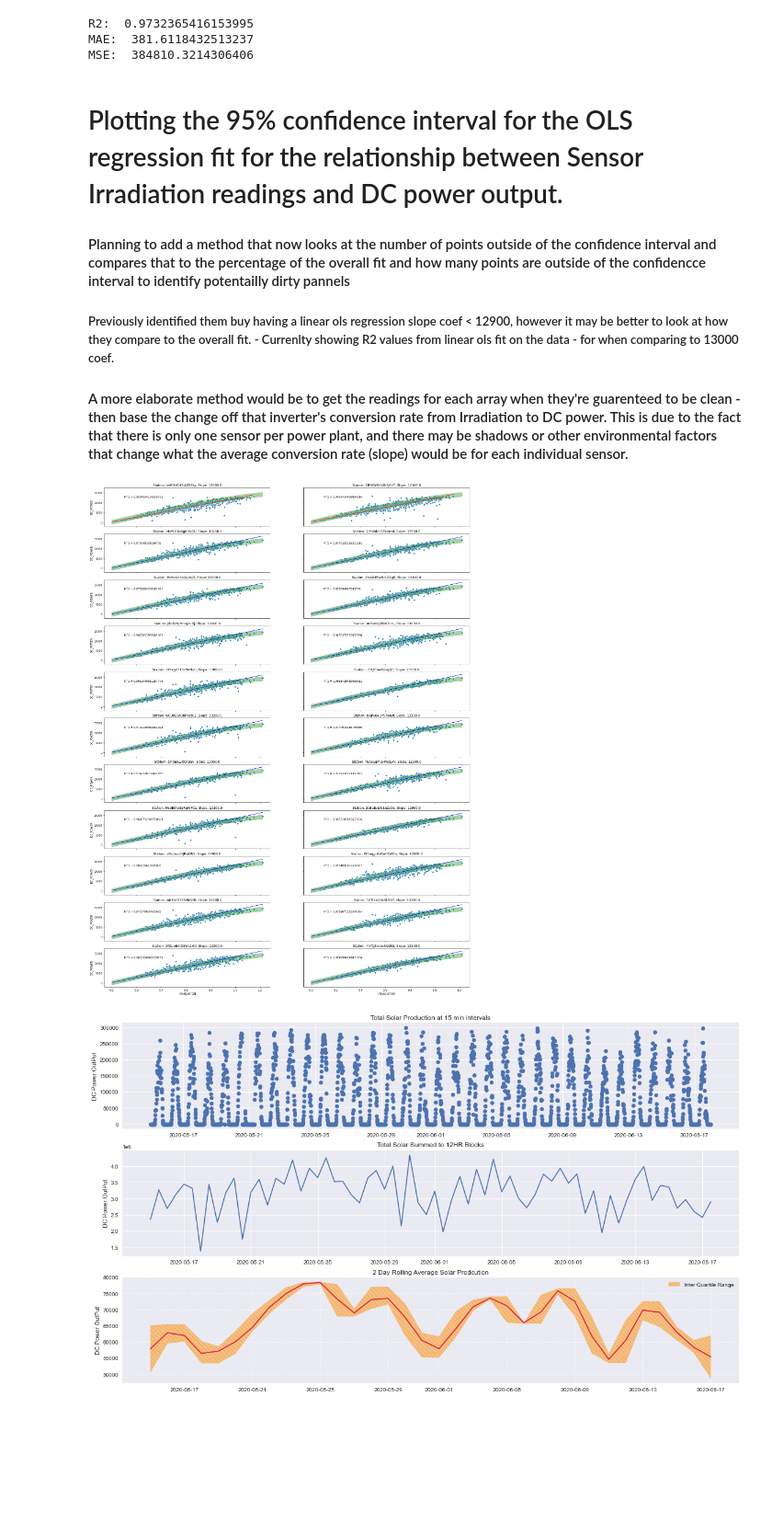
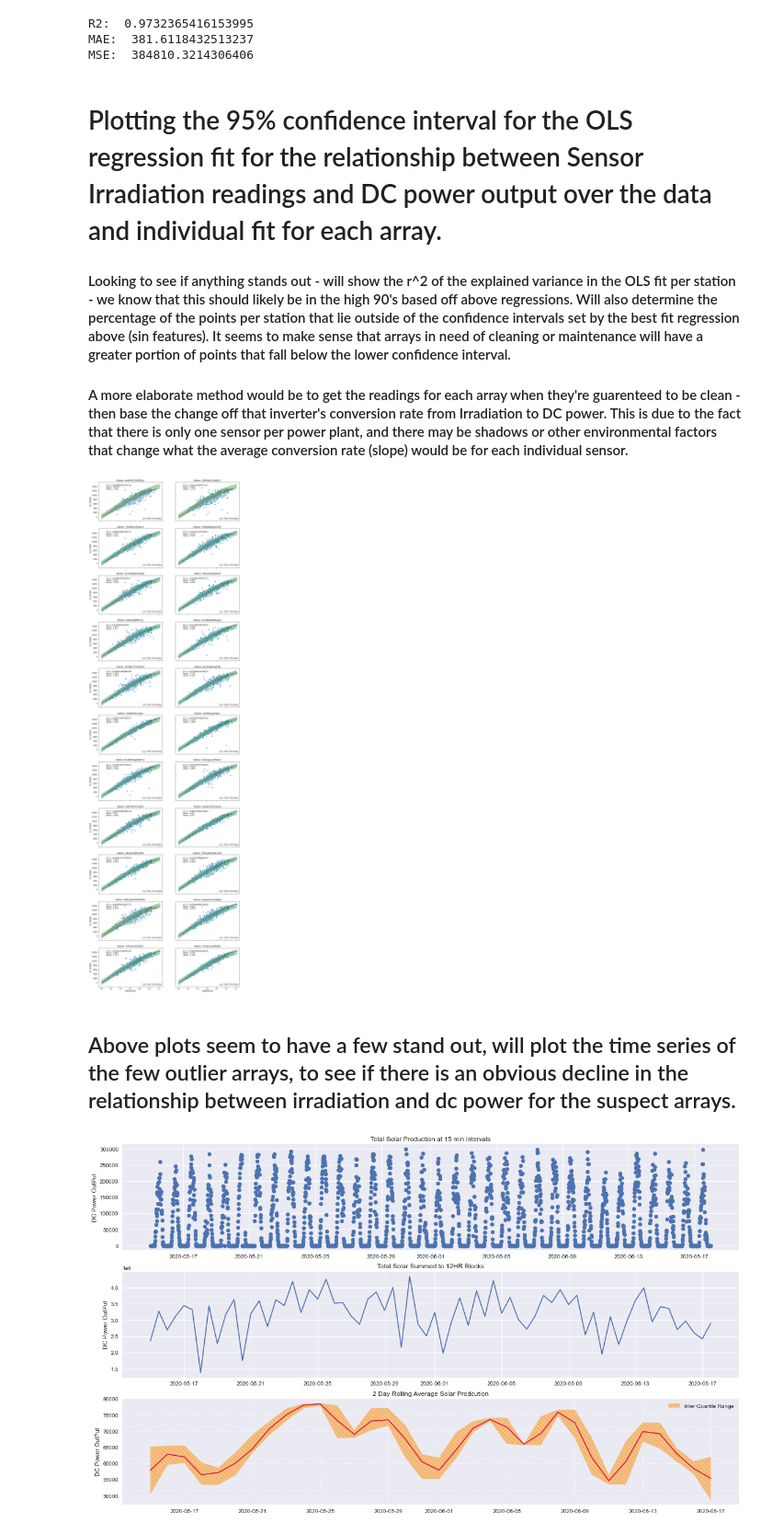
Before and after one commit to TheFoodForest/Kaggle-Solar-Power-Generation, a Jupyter notebook: Exploratory_Analysis.ipynb, the cells around one changed output. Shown at 92% size. Saved outputs shown, nothing was run; the diff lists cells and outputs as text; code cells hidden in the pictures; blank space fills up the shorter version.

Commit message:
adding to regression for finding dirty/ faulty arrays/ inverters

```diff
--- a/Exploratory_Analysis.ipynb
+++ b/Exploratory_Analysis.ipynb
@@ -270,7 +270,7 @@ plt.show()
 # %%
 # Currently looking at the lower values, huge amount are just barely greater than 0
 
-plot = plantOneFull.loc[(plantOneFull.DC_POWER > 0) & (plantOneFull.DC_POWER < 2000), 'DC_POWER'].values
+plot = plantOneFull.loc[(plantOneFull.DC_POWER > 0), 'DC_POWER'].values
 
 
 
@@ -357,9 +357,10 @@ class OLS():
         self.results = None
         self.X = X
         self.y = y
-    def fit(self):
+    def fit(self,print_res=True):
         self.results = sm.OLS(self.y, self.X).fit()
-        print(self.results.summary())
+        if print_res:
+            print(self.results.summary())
     def plot(self):
         self.upper, self.lower = plot_reg(self.results, self.X, self.y)
 # %% [markdown]
@@ -383,7 +384,7 @@ print('-'*50)
 print('Poly Features')
 print('-'*50)
 reg = OLS(X, y) # fit and plot the OLS regression with second degree polynomial features y = x + x**2 + c
-reg.fit()
+reg.fit(True)
 reg.plot()
 
 print('-'*50)
@@ -391,7 +392,7 @@ print('Linear Features')
 print('-'*50)
 X2 = np.column_stack((x, np.ones(len(x))))
 reg = OLS(X2, y) # fit with given featues - linear output
-reg.fit()
+reg.fit(True)
 reg.plot()
 
 
@@ -400,7 +401,7 @@ print('Sin Features')
 print('-'*50)
 X3 = np.column_stack((x, np.sin(x), np.ones(len(x))))
 regSin = OLS(X3,y)
-regSin.fit()
+regSin.fit(True)
 regSin.plot()
 
 # print('-'*50)
@@ -421,7 +422,7 @@ print('-'*50)
 X5 = np.column_stack((xlog, np.log(xlog), np.ones(len(xlog))))
 y2 = np.log(ylog)
 reg = OLS(X5,y2)
-reg.fit()
+reg.fit(True)
 reg.plot()
 # %% [output]
 --------------------------------------------------
@@ -562,12 +563,9 @@ MAE:  381.6118432513237
 MSE:  384810.3214306406
 # %% [markdown]
 
-# Plotting the 95% confidence interval for the OLS regression fit for the relationship between Sensor Irradiation readings and DC power output.
+# Plotting the 95% confidence interval for the OLS regression fit for the relationship between Sensor Irradiation readings and DC power output over the data and individual fit for each array.
 
-#### Planning to add a method that now looks at the number of points outside of the confidence interval and compares that to the percentage of the overall fit and how many points are outside of the confidencce interval to identify potentailly dirty pannels
-
-
-##### Previously identified them buy having a linear ols regression slope coef < 12900, however it may be better to look at how they compare to the overall fit.  - Currenlty showing R2 values from linear ols fit on the data - for when comparing to 13000 coef.
+#### Looking to see if anything stands out - will show the r^2 of the explained variance in the OLS fit per station - we know that this should likely be in the high 90's based off above regressions.  Will also determine the percentage of the points per station that lie outside of the confidence intervals set by the best fit regression above (sin features). It seems to make sense that arrays in need of cleaning or maintenance will have a greater portion of points that fall below the lower confidence interval.
 
 #### A more elaborate method would be to get the readings for each array when they're guarenteed to be clean - then base the change off that inverter's conversion rate from Irradiation to DC power.  This is due to the fact that there is only one sensor per power plant, and there may be shadows or other environmental factors that change what the average conversion rate (slope) would be for each individual sensor.
 # %%
@@ -582,47 +580,76 @@ def line(slope, intercept, x):
 # build a dictionary in order to store the stations regression values
 stations ={}
 
 
 
 
-f, a = plt.subplots(nrows=11, ncols=2, figsize = (25,35),sharex=True, sharey=True)
+f, a = plt.subplots(nrows=11, ncols=2, figsize = (15,55),sharex=True, sharey=True)
 
 a = a.ravel()
 counter = 0
 
 
 
 # upper and lower intervals from sin fit above
 upper, lower = regSin.upper, regSin.lower
 
+ci_data = np.column_stack((x, upper, lower)) #irradiation, upper, lower ci values
+ci_data = np.unique(ci_data, axis=0) # limiting down for calculating deviation from expected values from overall fit
+ci_dict = {i[0]:[i[1],i[2]] for i in ci_data}
+
 
 
 for key in plantOneTemp.SOURCE_KEY.value_counts().index: # loop through the inverters
     axx = a[counter] # get our axis
     data = plantOneTemp.loc[plantOneTemp.SOURCE_KEY == key,['IRRADIATION','DC_POWER']]
-    data = data.loc[data.DC_POWER != 0]
+    data = data.loc[data.DC_POWER != 0]  # remove the seeming outliers here - ADD NOTE ABOUT DATA AT TOP
 
-    slope, intercept, r, p, std_err = stats.linregress(data.IRRADIATION, data.DC_POWER)
-    stations[key] = {'m':slope,
-                    'b':intercept,
-                    'r':r**2,
-                    'p':p,
-                    'std':std_err}
-    data['line'] = line(slope, intercept, data.IRRADIATION.values)
-    if round(slope/1000, 0) * 1000 < 13000:
+#     slope, intercept, r, p, std_err = stats.linregress(data.IRRADIATION, data.DC_POWER)
+#     stations[key] = {'m':slope,
+#                     'b':intercept,
+#                     'r':r**2,
+#                     'p':p,
+#                     'std':std_err}
+
+    X = np.column_stack((data.IRRADIATION.values, np.sin(data.IRRADIATION.values),
+                         np.ones(len(data.IRRADIATION.values))))
+    y = data.DC_POWER.values
+    reg = OLS(X,y)
+    reg.fit(False)
+    data['line'] = reg.results.fittedvalues
+    r2 = r2_score(data.DC_POWER, data.line)
+
+
+    below_neg = np.array([i[0] - ci_dict[i[1]][1] for i in data.loc[:,['DC_POWER','IRRADIATION']].values])
+    above_neg = np.array([ci_dict[i[1]][0] - i[0] for i in data.loc[:,['DC_POWER','IRRADIATION']].values])
+
+    below_neg = below_neg[below_neg < 0]
+    above_neg = above_neg[above_neg < 0]
+
+    p_below = len(below_neg) / len(x_)
+    p_above = len(above_neg) / len(x_)
+
+
+
+    if r2 < .97:
         color = 'red'
     else:
         color = 'blue'
 
+
+
     sns.lineplot(data=data, x='IRRADIATION', y='line', color=color, ax=axx)
     sns.scatterplot(data=data, x='IRRADIATION', y='DC_POWER', ax=axx)
-    axx.fill_between(x, upper, lower, color='g', hatch='\\\\\\', alpha=0.3, label='95% Confidence Interval From Overall Fit')
-    axx.text(0.1,12500,'R^2 = {}'.format(r**2))
-    axx.set_title('Station: {}, Slope: {}'.format(key, round(slope/100, 0) * 100))
+    axx.fill_between(x, upper, lower, color='g', hatch='\\\\\\', alpha=0.3, label='95% CI Full Data')
+    axx.text(0.1,12500,'R^2 = {} \nBelow : {}%\nAbove : {}% '.format(r2, round(p_below*100,2), round(p_above*100,2)))
+    axx.set_title('Station: {} '.format(key))
+    axx.legend(loc='lower right')
     counter += 1
 plt.show()
 # %% [output]
-[figure, old version]
+[figure, new version]
+# %% [markdown]
+## Above plots seem to have a few stand out, will plot the time series of the few outlier arrays, to see if there is an obvious decline in the relationship between irradiation and dc power for the suspect arrays.
 # %%
 plt.style.use('seaborn')
 
```
Also changed, not shown: parts of 5 cells of this notebook.
